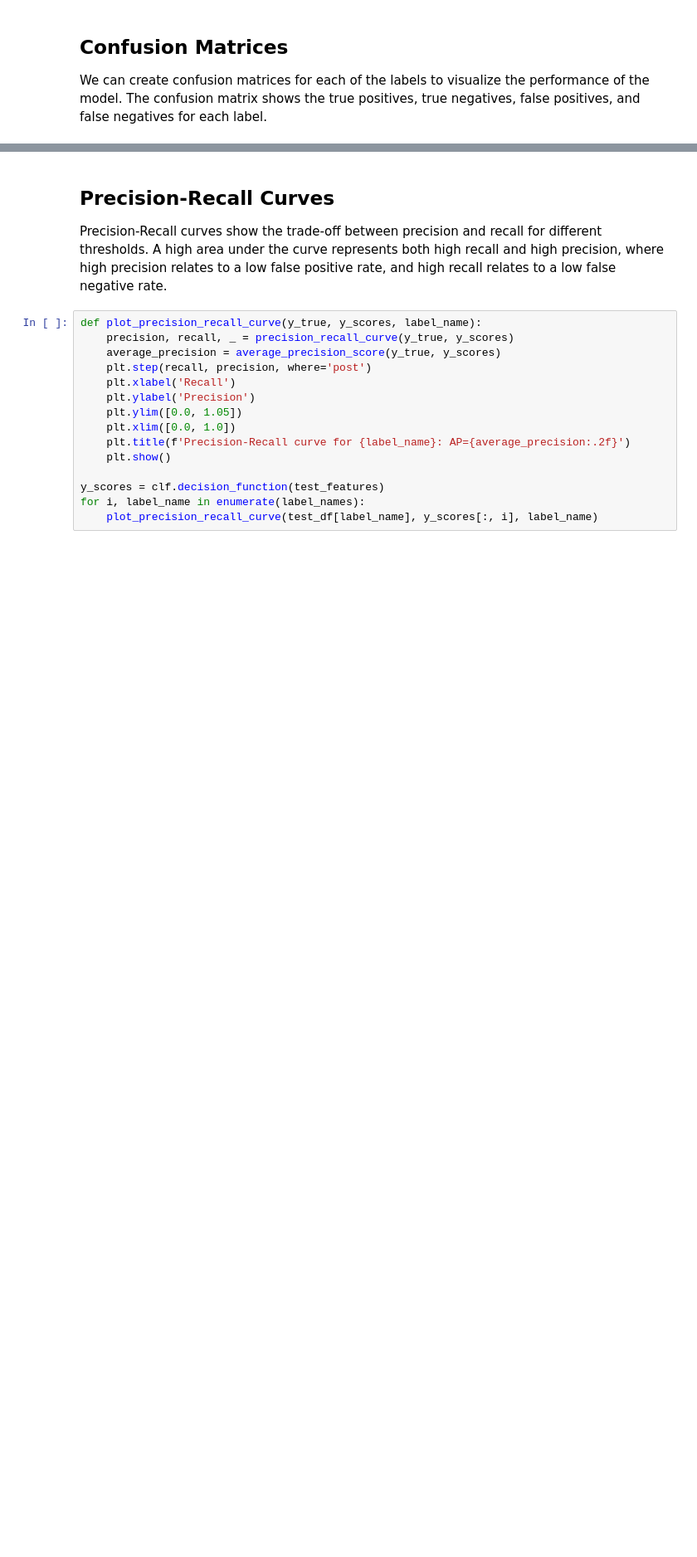
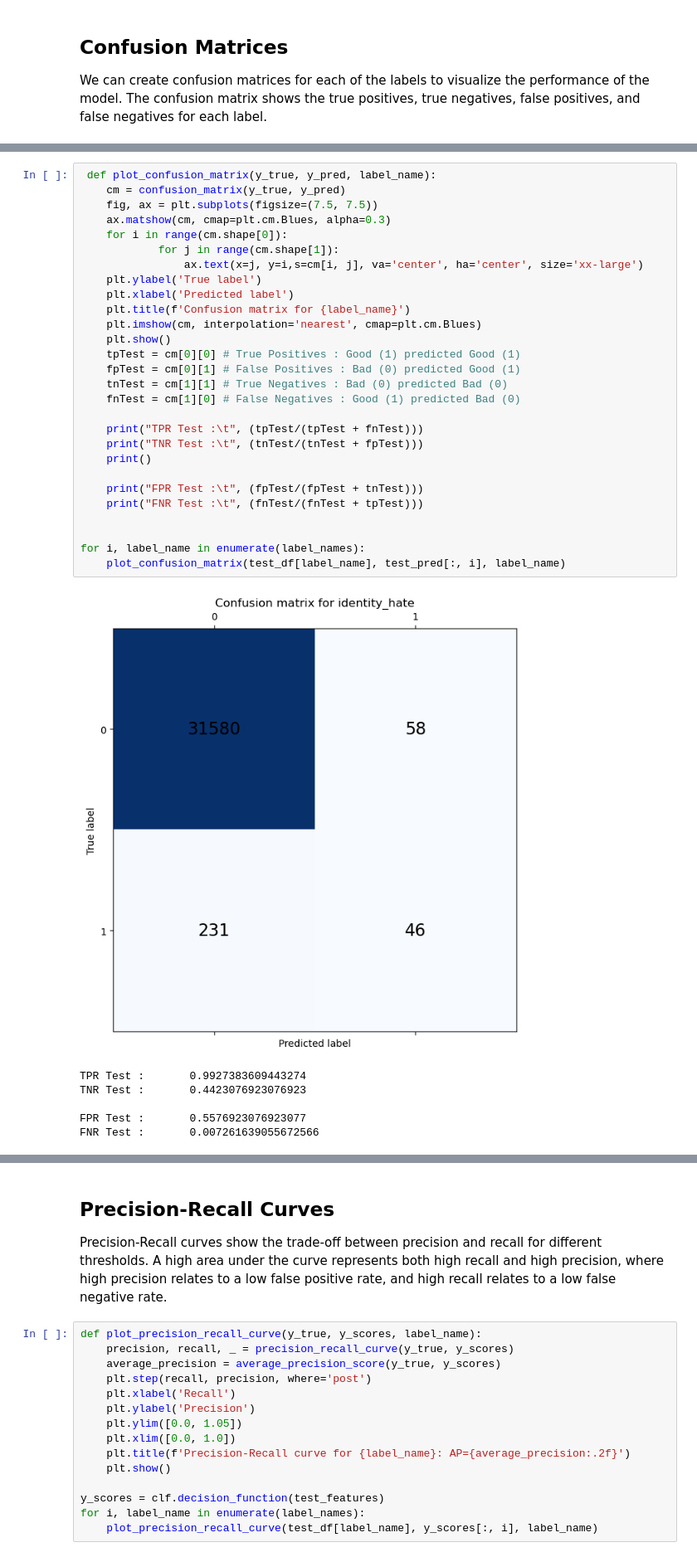
Before and after one commit to Paraworks/SC1015-mini-project-detecting_toxic_comments, a Jupyter notebook: mini_proj.ipynb, the cells around one changed output, grey strips where cells are left out. Shown at 83% size. Drawn from its saved outputs; the diff is of its cells as text; blank space fills up the shorter version.

```diff
--- a/mini_proj.ipynb
+++ b/mini_proj.ipynb
@@ -181,0 +304,35 @@ for i, label_name in enumerate(label_names):
+# %%
+ def plot_confusion_matrix(y_true, y_pred, label_name):
+    cm = confusion_matrix(y_true, y_pred)
+    fig, ax = plt.subplots(figsize=(7.5, 7.5))
+    ax.matshow(cm, cmap=plt.cm.Blues, alpha=0.3)
+    for i in range(cm.shape[0]):
+            for j in range(cm.shape[1]):
+                ax.text(x=j, y=i,s=cm[i, j], va='center', ha='center', size='xx-large')
+    plt.ylabel('True label')
+    plt.xlabel('Predicted label')
+    plt.title(f'Confusion matrix for {label_name}')
+    plt.imshow(cm, interpolation='nearest', cmap=plt.cm.Blues)
+    plt.show()
+    tpTest = cm[0][0] # True Positives : Good (1) predicted Good (1)
+    fpTest = cm[0][1] # False Positives : Bad (0) predicted Good (1)
+    tnTest = cm[1][1] # True Negatives : Bad (0) predicted Bad (0)
+    fnTest = cm[1][0] # False Negatives : Good (1) predicted Bad (0)
+
+    print("TPR Test :\t", (tpTest/(tpTest + fnTest)))
+    print("TNR Test :\t", (tnTest/(tnTest + fpTest)))
+    print()
+
+    print("FPR Test :\t", (fpTest/(fpTest + tnTest)))
+    print("FNR Test :\t", (fnTest/(fnTest + tpTest)))
+
+
+for i, label_name in enumerate(label_names):
+    plot_confusion_matrix(test_df[label_name], test_pred[:, i], label_name)
+# %% [output]
+[figure, added]
+TPR Test :       0.9927383609443274
+TNR Test :       0.4423076923076923
+
+FPR Test :       0.5576923076923077
+FNR Test :       0.007261639055672566
```
Also changed, not shown: parts of 61 cells of this notebook.
